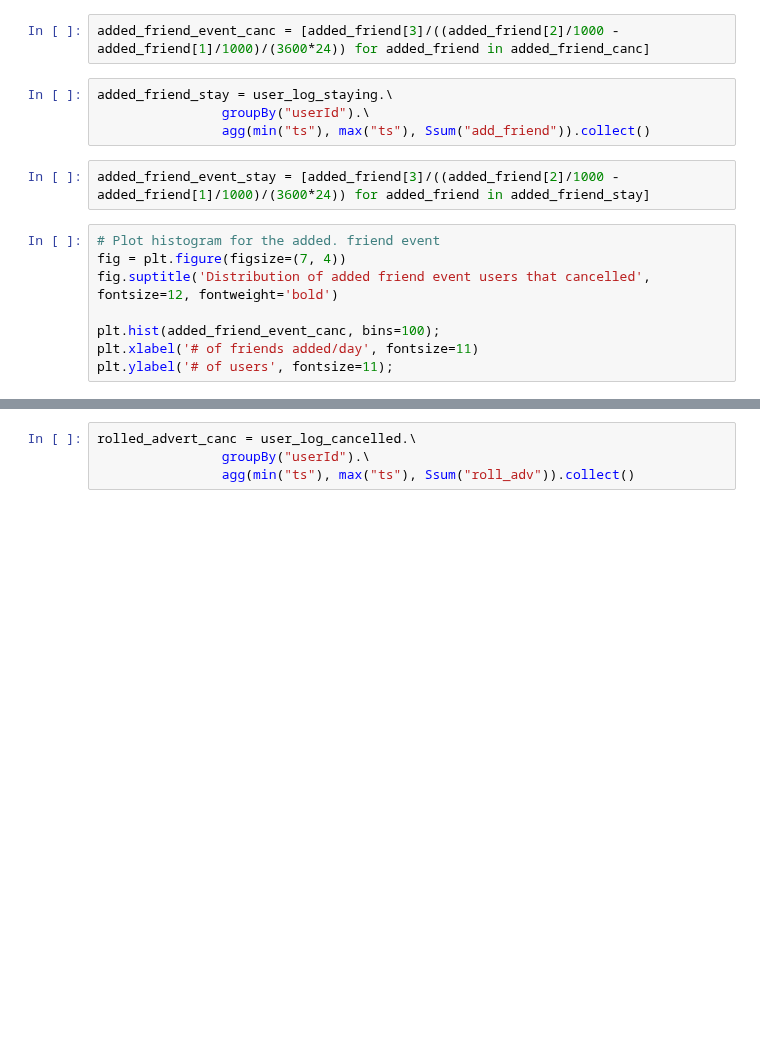
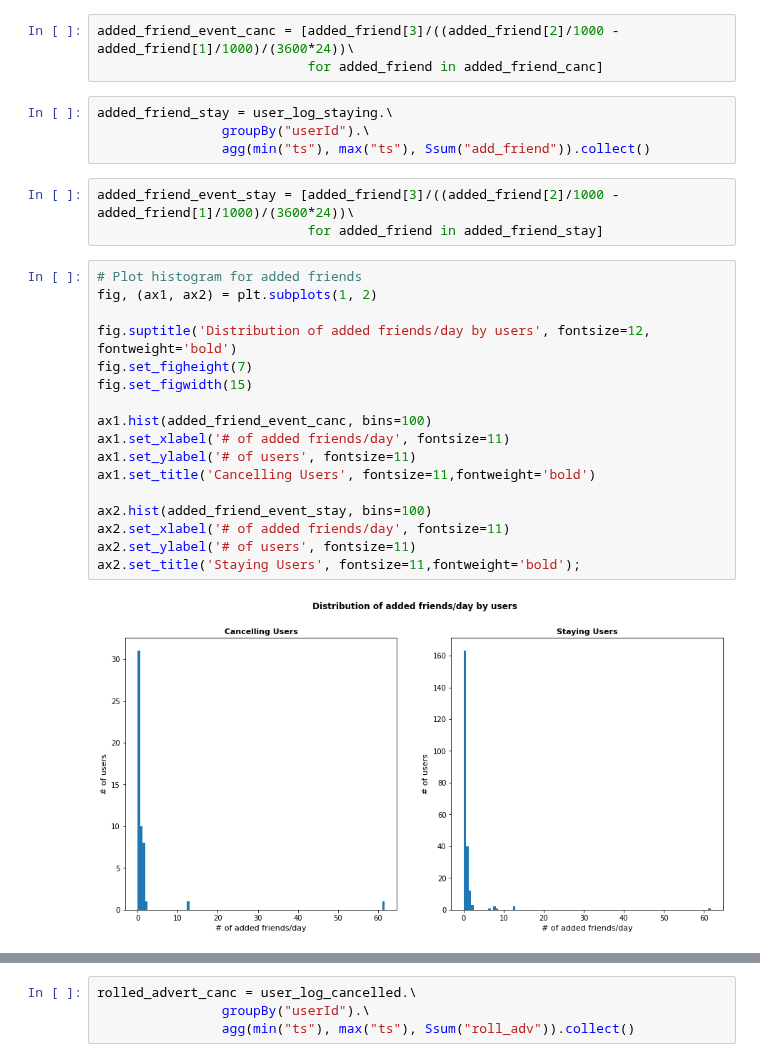
Before and after one commit to russom/DSND-Capstone, a Jupyter notebook: notebooks/Sparkify-project-local.ipynb, the cells around one changed output, grey strips where cells are left out. Saved outputs shown, nothing was run; the diff lists cells and outputs as text; blank space fills up the shorter version.

```diff
--- a/notebooks/Sparkify-project-local.ipynb
+++ b/notebooks/Sparkify-project-local.ipynb
@@ -357,21 +365,34 @@ added_friend_canc = user_log_cancelled.\
                 groupBy("userId").\
                 agg(min("ts"), max("ts"), Ssum("add_friend")).collect()
 # %%
-added_friend_event_canc = [added_friend[3]/((added_friend[2]/1000 - added_friend[1]/1000)/(3600*24)) for added_friend in added_friend_canc]
+added_friend_event_canc = [added_friend[3]/((added_friend[2]/1000 - added_friend[1]/1000)/(3600*24))\
+                           for added_friend in added_friend_canc]
 # %%
 added_friend_stay = user_log_staying.\
                 groupBy("userId").\
                 agg(min("ts"), max("ts"), Ssum("add_friend")).collect()
 # %%
-added_friend_event_stay = [added_friend[3]/((added_friend[2]/1000 - added_friend[1]/1000)/(3600*24)) for added_friend in added_friend_stay]
+added_friend_event_stay = [added_friend[3]/((added_friend[2]/1000 - added_friend[1]/1000)/(3600*24))\
+                           for added_friend in added_friend_stay]
 # %%
-# Plot histogram for the added. friend event
-fig = plt.figure(figsize=(7, 4))
-fig.suptitle('Distribution of added friend event users that cancelled', fontsize=12, fontweight='bold')
+# Plot histogram for added friends
+fig, (ax1, ax2) = plt.subplots(1, 2)
 
-plt.hist(added_friend_event_canc, bins=100);
-plt.xlabel('# of friends added/day', fontsize=11)
-plt.ylabel('# of users', fontsize=11);
+fig.suptitle('Distribution of added friends/day by users', fontsize=12, fontweight='bold')
+fig.set_figheight(7)
+fig.set_figwidth(15)
+
+ax1.hist(added_friend_event_canc, bins=100)
+ax1.set_xlabel('# of added friends/day', fontsize=11)
+ax1.set_ylabel('# of users', fontsize=11)
+ax1.set_title('Cancelling Users', fontsize=11,fontweight='bold')
+
+ax2.hist(added_friend_event_stay, bins=100)
+ax2.set_xlabel('# of added friends/day', fontsize=11)
+ax2.set_ylabel('# of users', fontsize=11)
+ax2.set_title('Staying Users', fontsize=11,fontweight='bold');
+# %% [output]
+[figure, added]
 # %%
 # Look at the statistics
 print('Statistics for added friend/day for users that cancelled:')
```
Also changed, not shown: parts of 30 cells of this notebook.
